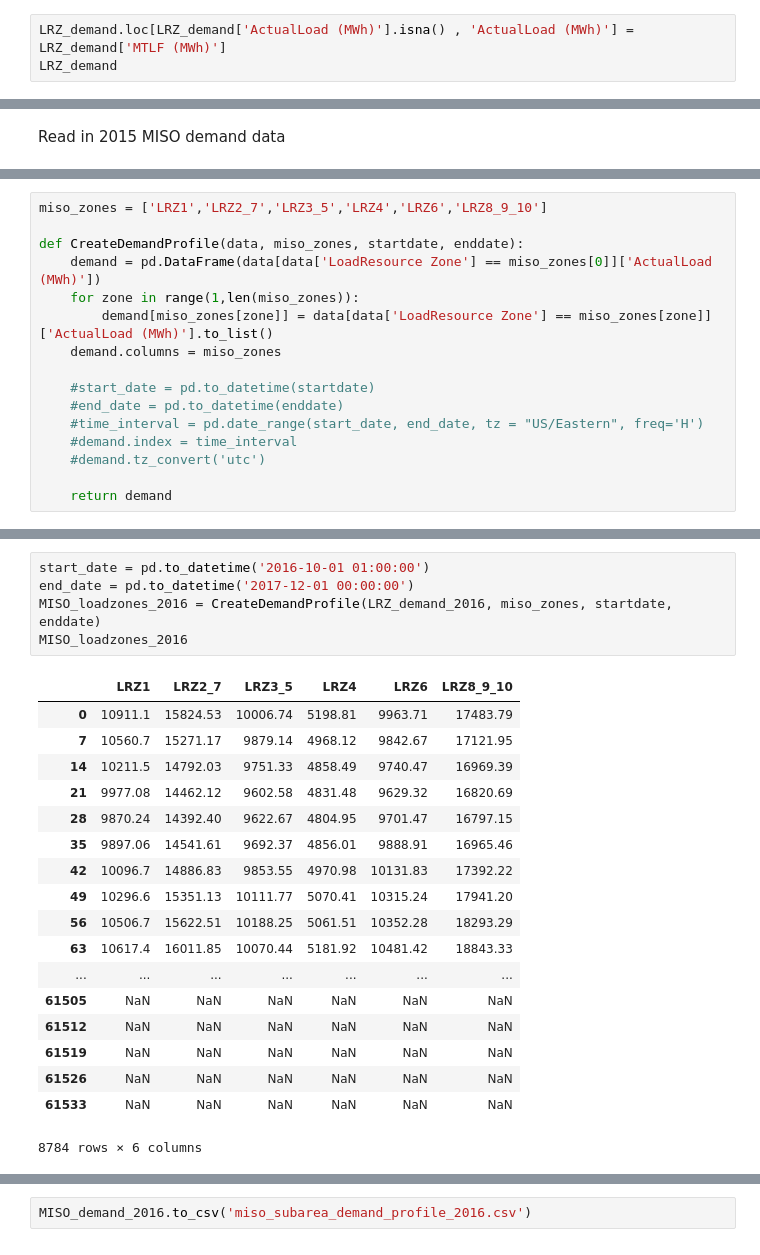
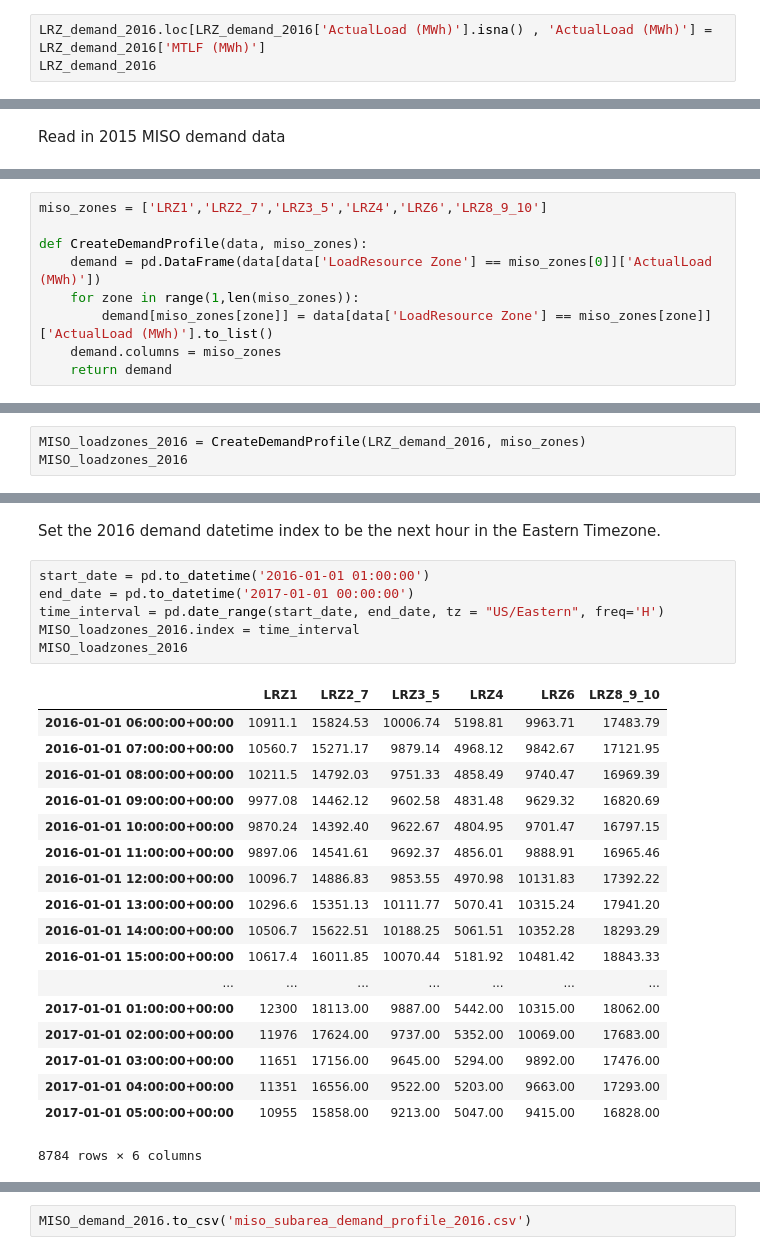
Before and after one commit to Breakthrough-Energy/PreREISE, a Jupyter notebook: prereise/gather/demanddata/eia/demo/demo_Eastern_v6/MISO/MISO_subarea_demand.ipynb, the cells around one changed output, grey strips where cells are left out. Drawn from its saved outputs; the diff is of its cells as text.

Commit message:
docs: further documention of MISO subarea demo notebook

```diff
--- a/prereise/gather/demanddata/eia/demo/demo_Eastern_v6/MISO/MISO_subarea_demand.ipynb
+++ b/prereise/gather/demanddata/eia/demo/demo_Eastern_v6/MISO/MISO_subarea_demand.ipynb
@@ -28,5 +29,5 @@ LRZ_demand_2016
 # %% [markdown]
 Replace nans with predicted values
 # %%
-LRZ_demand.loc[LRZ_demand['ActualLoad (MWh)'].isna() , 'ActualLoad (MWh)'] = LRZ_demand['MTLF (MWh)']
-LRZ_demand
+LRZ_demand_2016.loc[LRZ_demand_2016['ActualLoad (MWh)'].isna() , 'ActualLoad (MWh)'] = LRZ_demand_2016['MTLF (MWh)']
+LRZ_demand_2016
@@ -57,16 +79,9 @@ LRZ_demand_2015
 # %%
 miso_zones = ['LRZ1','LRZ2_7','LRZ3_5','LRZ4','LRZ6','LRZ8_9_10']
 
-def CreateDemandProfile(data, miso_zones, startdate, enddate):
+def CreateDemandProfile(data, miso_zones):
     demand = pd.DataFrame(data[data['LoadResource Zone'] == miso_zones[0]]['ActualLoad (MWh)'])
     for zone in range(1,len(miso_zones)):
         demand[miso_zones[zone]] = data[data['LoadResource Zone'] == miso_zones[zone]]['ActualLoad (MWh)'].to_list()
     demand.columns = miso_zones
-
-    #start_date = pd.to_datetime(startdate)
-    #end_date = pd.to_datetime(enddate)
-    #time_interval = pd.date_range(start_date, end_date, tz = "US/Eastern", freq='H')
-    #demand.index = time_interval
-    #demand.tz_convert('utc')
-
     return demand
@@ -96,0 +141,3 @@ MISO_loadzones_2015
+# %%
+MISO_loadzones_2016 = CreateDemandProfile(LRZ_demand_2016, miso_zones)
+MISO_loadzones_2016
@@ -97,24 +163,27 @@ MISO_loadzones_2015
+# %% [markdown]
+Set the 2016 demand datetime index to be the next hour in the Eastern Timezone.
 # %%
-start_date = pd.to_datetime('2016-10-01 01:00:00')
-end_date = pd.to_datetime('2017-12-01 00:00:00')
-MISO_loadzones_2016 = CreateDemandProfile(LRZ_demand_2016, miso_zones, startdate, enddate)
+start_date = pd.to_datetime('2016-01-01 01:00:00')
+end_date = pd.to_datetime('2017-01-01 00:00:00')
+time_interval = pd.date_range(start_date, end_date, tz = "US/Eastern", freq='H')
+MISO_loadzones_2016.index = time_interval
 MISO_loadzones_2016
 # %% [output]
 |  | LRZ1 | LRZ2_7 | LRZ3_5 | LRZ4 | LRZ6 | LRZ8_9_10 |
-| 0 | 10911.1 | 15824.53 | 10006.74 | 5198.81 | 9963.71 | 17483.79 |
-| 7 | 10560.7 | 15271.17 | 9879.14 | 4968.12 | 9842.67 | 17121.95 |
-| 14 | 10211.5 | 14792.03 | 9751.33 | 4858.49 | 9740.47 | 16969.39 |
-| 21 | 9977.08 | 14462.12 | 9602.58 | 4831.48 | 9629.32 | 16820.69 |
-| 28 | 9870.24 | 14392.40 | 9622.67 | 4804.95 | 9701.47 | 16797.15 |
-| 35 | 9897.06 | 14541.61 | 9692.37 | 4856.01 | 9888.91 | 16965.46 |
-| 42 | 10096.7 | 14886.83 | 9853.55 | 4970.98 | 10131.83 | 17392.22 |
-| 49 | 10296.6 | 15351.13 | 10111.77 | 5070.41 | 10315.24 | 17941.20 |
-| 56 | 10506.7 | 15622.51 | 10188.25 | 5061.51 | 10352.28 | 18293.29 |
-| 63 | 10617.4 | 16011.85 | 10070.44 | 5181.92 | 10481.42 | 18843.33 |
+| 2016-01-01 06:00:00+00:00 | 10911.1 | 15824.53 | 10006.74 | 5198.81 | 9963.71 | 17483.79 |
+| 2016-01-01 07:00:00+00:00 | 10560.7 | 15271.17 | 9879.14 | 4968.12 | 9842.67 | 17121.95 |
+| 2016-01-01 08:00:00+00:00 | 10211.5 | 14792.03 | 9751.33 | 4858.49 | 9740.47 | 16969.39 |
+| 2016-01-01 09:00:00+00:00 | 9977.08 | 14462.12 | 9602.58 | 4831.48 | 9629.32 | 16820.69 |
+| 2016-01-01 10:00:00+00:00 | 9870.24 | 14392.40 | 9622.67 | 4804.95 | 9701.47 | 16797.15 |
+| 2016-01-01 11:00:00+00:00 | 9897.06 | 14541.61 | 9692.37 | 4856.01 | 9888.91 | 16965.46 |
+| 2016-01-01 12:00:00+00:00 | 10096.7 | 14886.83 | 9853.55 | 4970.98 | 10131.83 | 17392.22 |
+| 2016-01-01 13:00:00+00:00 | 10296.6 | 15351.13 | 10111.77 | 5070.41 | 10315.24 | 17941.20 |
+| 2016-01-01 14:00:00+00:00 | 10506.7 | 15622.51 | 10188.25 | 5061.51 | 10352.28 | 18293.29 |
+| 2016-01-01 15:00:00+00:00 | 10617.4 | 16011.85 | 10070.44 | 5181.92 | 10481.42 | 18843.33 |
 | ... | ... | ... | ... | ... | ... | ... |
-| 61505 | NaN | NaN | NaN | NaN | NaN | NaN |
-| 61512 | NaN | NaN | NaN | NaN | NaN | NaN |
-| 61519 | NaN | NaN | NaN | NaN | NaN | NaN |
-| 61526 | NaN | NaN | NaN | NaN | NaN | NaN |
-| 61533 | NaN | NaN | NaN | NaN | NaN | NaN |
+| 2017-01-01 01:00:00+00:00 | 12300 | 18113.00 | 9887.00 | 5442.00 | 10315.00 | 18062.00 |
+| 2017-01-01 02:00:00+00:00 | 11976 | 17624.00 | 9737.00 | 5352.00 | 10069.00 | 17683.00 |
+| 2017-01-01 03:00:00+00:00 | 11651 | 17156.00 | 9645.00 | 5294.00 | 9892.00 | 17476.00 |
+| 2017-01-01 04:00:00+00:00 | 11351 | 16556.00 | 9522.00 | 5203.00 | 9663.00 | 17293.00 |
+| 2017-01-01 05:00:00+00:00 | 10955 | 15858.00 | 9213.00 | 5047.00 | 9415.00 | 16828.00 |
 8784 rows × 6 columns
```
Also changed, not shown: parts of 79 cells of this notebook.
